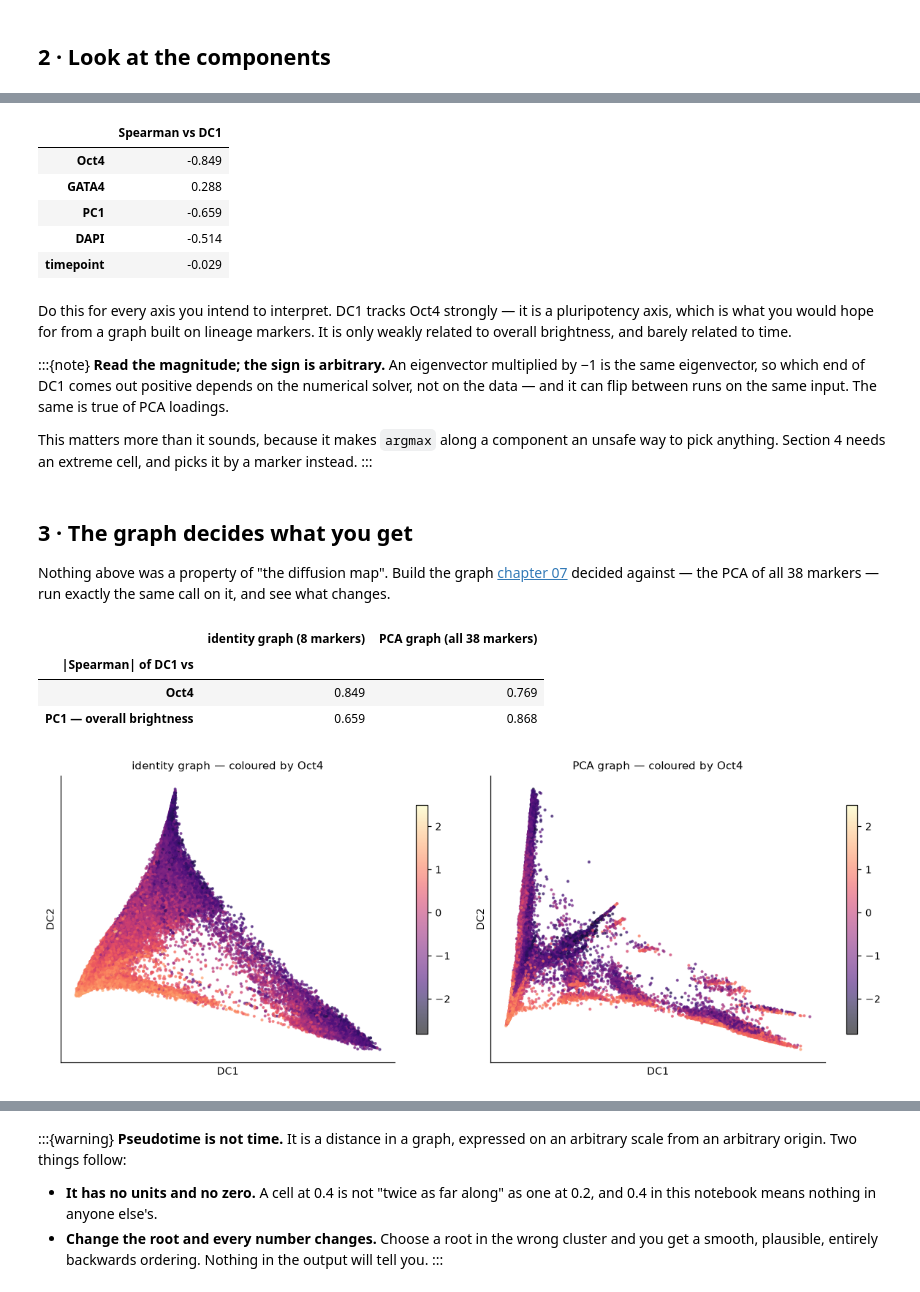
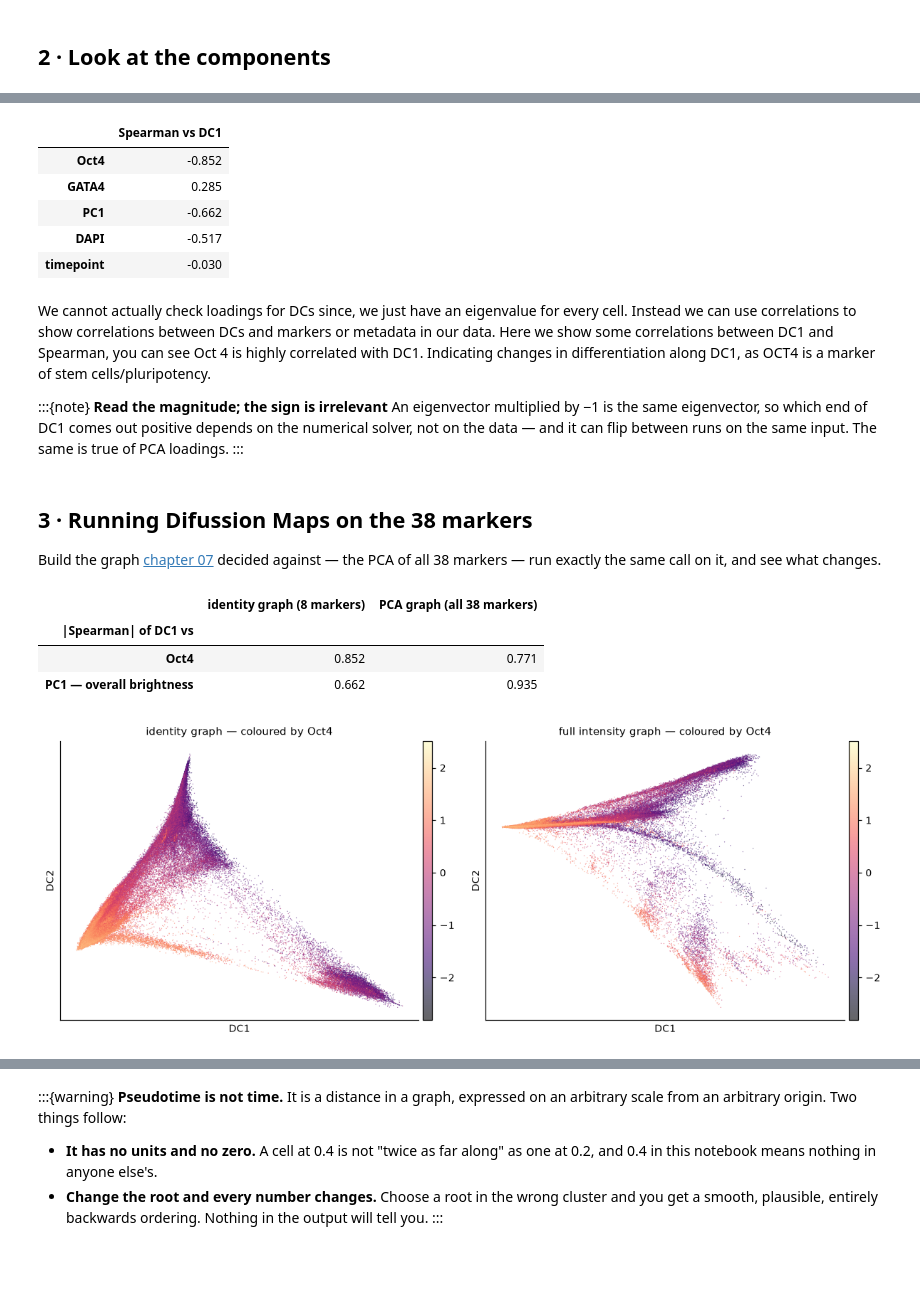
Before and after one commit to LiberaliLab/Multicellular-Systems-2026, a Jupyter notebook: book/part3_analysis/2_controls/10_diffusion_map.ipynb, the cells around one changed output, grey strips where cells are left out. Saved outputs shown, nothing was run; the diff lists cells and outputs as text; code cells hidden in the pictures; blank space fills up the shorter version.

Commit message:
Changes to diffusion map instructions

```diff
--- a/book/part3_analysis/2_controls/10_diffusion_map.ipynb
+++ b/book/part3_analysis/2_controls/10_diffusion_map.ipynb
@@ -122,17 +159,3 @@ and any claim of the second kind needs a gap to stand on.
 :::
 # %% [markdown]
 ## 2 · Look at the components
-# %%
-dc = cells.obsm["X_diffmap"]
-fig, axes = panel_grid(3, ncols=3, size=(4.6, 4.0))
-
-for ax, (colour, title, kwargs) in zip(axes, [
-    (cells.obs.cell_state.cat.codes, "cell state", dict(cmap="Set2")),
-    (cells.obs.timepoint_h.astype(int), "timepoint", dict(cmap="viridis")),
-    (np.asarray(cells[:, "Oct4"].X).ravel(), "Oct4", dict(cmap="magma")),
-]):
-    s = ax.scatter(dc[:, 1], dc[:, 2], c=colour, s=3, alpha=0.6, **kwargs)
-    ax.set(title=title, xlabel="DC1", ylabel="DC2", xticks=[], yticks=[])
-    if title != "cell state":
-        fig.colorbar(s, ax=ax, shrink=0.75)
-fig.tight_layout()
@@ -141,4 +186,5 @@ fig.tight_layout()
 # %%
+dc = cells.obsm["X_diffmap_identity"]
 oct4 = np.asarray(cells[:, "Oct4"].X).ravel()
 pd.DataFrame({
     "Spearman vs DC1": {
@@ -151,37 +197,34 @@ pd.DataFrame({
 }).round(3)
 # %% [output]
 |  | Spearman vs DC1 |
-| Oct4 | -0.849 |
-| GATA4 | 0.288 |
-| PC1 | -0.659 |
-| DAPI | -0.514 |
-| timepoint | -0.029 |
+| Oct4 | -0.852 |
+| GATA4 | 0.285 |
+| PC1 | -0.662 |
+| DAPI | -0.517 |
+| timepoint | -0.030 |
 # %% [markdown]
-Do this for every axis you intend to interpret. DC1 tracks Oct4 strongly — it is a
-pluripotency axis, which is what you would hope for from a graph built on lineage
-markers. It is only weakly related to overall brightness, and barely related to time.
+We cannot actually check loadings for DCs since, we just have an eigenvalue for every cell. Instead we can use correlations to show correlations between DCs and markers or metadata in our data. Here we show some correlations between DC1 and Spearman, you can see Oct 4 is highly correlated with DC1. Indicating changes in differentiation along DC1, as OCT4 is a marker of stem cells/pluripotency.
 
 :::{note}
-**Read the magnitude; the sign is arbitrary.** An eigenvector multiplied by −1 is the
+**Read the magnitude; the sign is irrelevant** An eigenvector multiplied by −1 is the
 same eigenvector, so which end of DC1 comes out positive depends on the numerical
 solver, not on the data — and it can flip between runs on the same input. The same is
 true of PCA loadings.
-
-This matters more than it sounds, because it makes `argmax` along a component an unsafe
-way to pick anything. Section 4 needs an extreme cell, and picks it by a marker instead.
 :::
 # %% [markdown]
-## 3 · The graph decides what you get
+## 3 · Running Difussion Maps on the 38 markers
 
-Nothing above was a property of "the diffusion map". Build the graph
+Build the graph
 [chapter 07](07_umap.ipynb) decided against — the PCA of all 38 markers — run exactly the
 same call on it, and see what changes.
 # %%
-alt = cells.copy()
-sc.pp.pca(alt, n_comps=20, random_state=0)         # the road not taken, from chapter 06
-sc.pp.neighbors(alt, n_neighbors=15, n_pcs=15, random_state=0)
-sc.tl.diffmap(alt, n_comps=10)
-alt_dc = alt.obsm["X_diffmap"]
+sc.tl.diffmap(cells, n_comps=10, neighbors_key="fullintensity")
+
+# Same as before - save this new diffmap calculation in a new layer with trackable name
+cells.obsm["X_diffmap_fullintensity"] = cells.obsm.pop("X_diffmap")
+cells.uns["diffmap_fullintensity_evals"] = cells.uns.pop("diffmap_evals")
+
+alt_dc = cells.obsm["X_diffmap_fullintensity"]
 
 comparison = pd.DataFrame({
     "identity graph (8 markers)": {
@@ -189,8 +232,8 @@ comparison = pd.DataFrame({
         "PC1 — overall brightness": stats.spearmanr(dc[:, 1], cells.obsm["X_pca"][:, 0]).statistic,
     },
     "PCA graph (all 38 markers)": {
-        "Oct4": stats.spearmanr(alt_dc[:, 1], np.asarray(alt[:, "Oct4"].X).ravel()).statistic,
-        "PC1 — overall brightness": stats.spearmanr(alt_dc[:, 1], alt.obsm["X_pca"][:, 0]).statistic,
+        "Oct4": stats.spearmanr(alt_dc[:, 1], np.asarray(cells[:, "Oct4"].X).ravel()).statistic,
+        "PC1 — overall brightness": stats.spearmanr(alt_dc[:, 1], cells.obsm["X_pca"][:, 0]).statistic,
     },
 }).round(3)
 comparison.index.name = "|Spearman| of DC1 vs"
@@ -198,19 +241,19 @@ comparison.abs()
 # %% [output]
 |  | identity graph (8 markers) | PCA graph (all 38 markers) |
 | |Spearman| of DC1 vs |  |  |
-| Oct4 | 0.849 | 0.769 |
-| PC1 — overall brightness | 0.659 | 0.868 |
+| Oct4 | 0.852 | 0.771 |
+| PC1 — overall brightness | 0.662 | 0.935 |
 # %%
 fig, axes = plt.subplots(1, 2, figsize=(11, 4.2))
-for ax, (coords, label) in zip(axes, [(dc, "identity graph"), (alt_dc, "PCA graph")]):
-    s = ax.scatter(coords[:, 1], coords[:, 2], c=np.asarray(cells[:, "Oct4"].X).ravel(),
-                   cmap="magma", s=3, alpha=0.6)
-    ax.set(title=f"{label} — coloured by Oct4", xlabel="DC1", ylabel="DC2",
-           xticks=[], yticks=[])
-    fig.colorbar(s, ax=ax, shrink=0.8)
+for ax, (basis, label) in zip(axes, [("diffmap_identity", "identity graph"),
+                                     ("X_diffmap_fullintensity", "full intensity graph")]):
+    sc.pl.embedding(cells, basis=basis, dimensions=(1, 2), color="Oct4",
+                    use_raw=False, cmap="magma", size=3, alpha=0.6,
+                    title=f"{label} — coloured by Oct4", ax=ax, show=False)
+    ax.set(xlabel="DC1", ylabel="DC2")
 fig.tight_layout()
 # %% [output]
-[figure, old version]
+[figure, new version]
 # %% [markdown]
 :::{warning}
 **Same algorithm, same cells, different meaning.** On the identity graph DC1 is a
```
Also changed, not shown: parts of 33 cells of this notebook.
